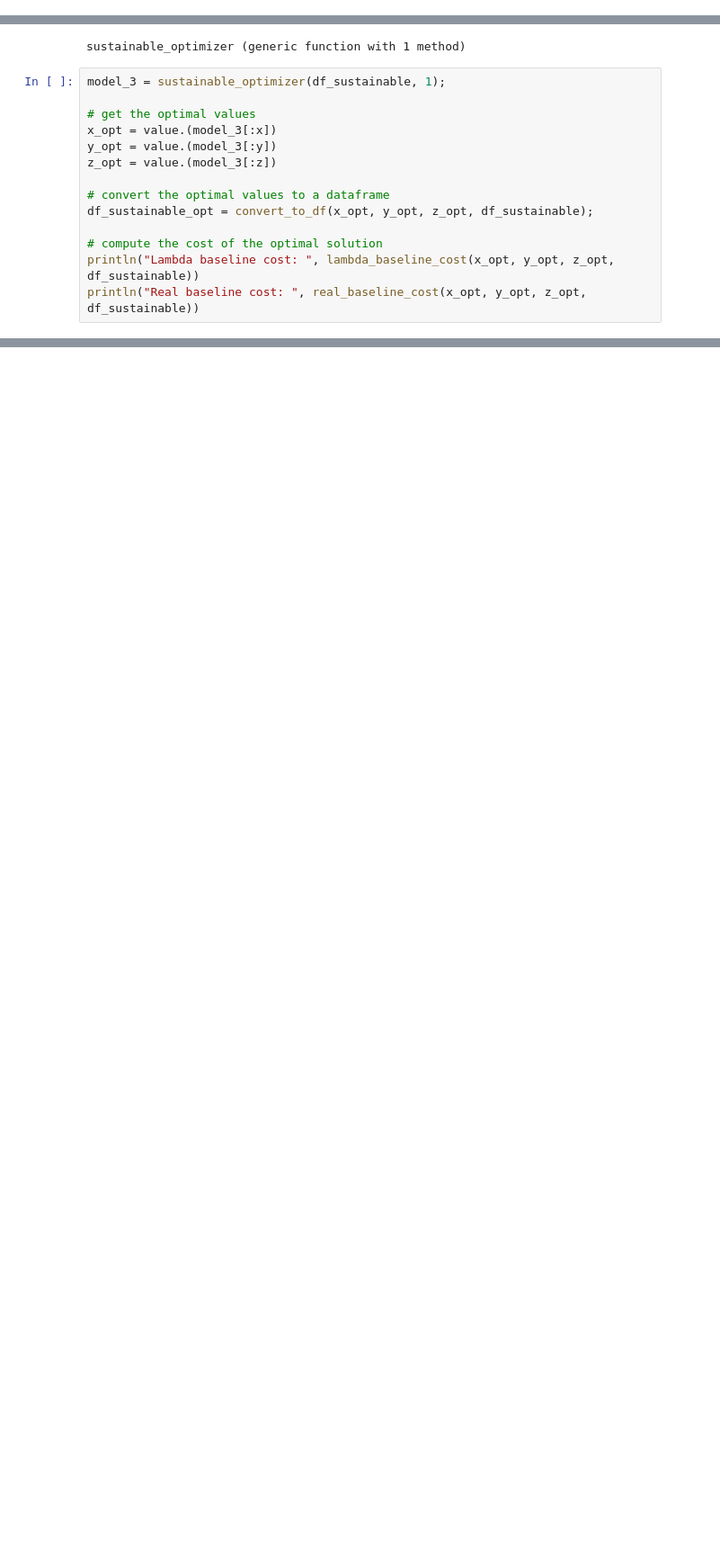
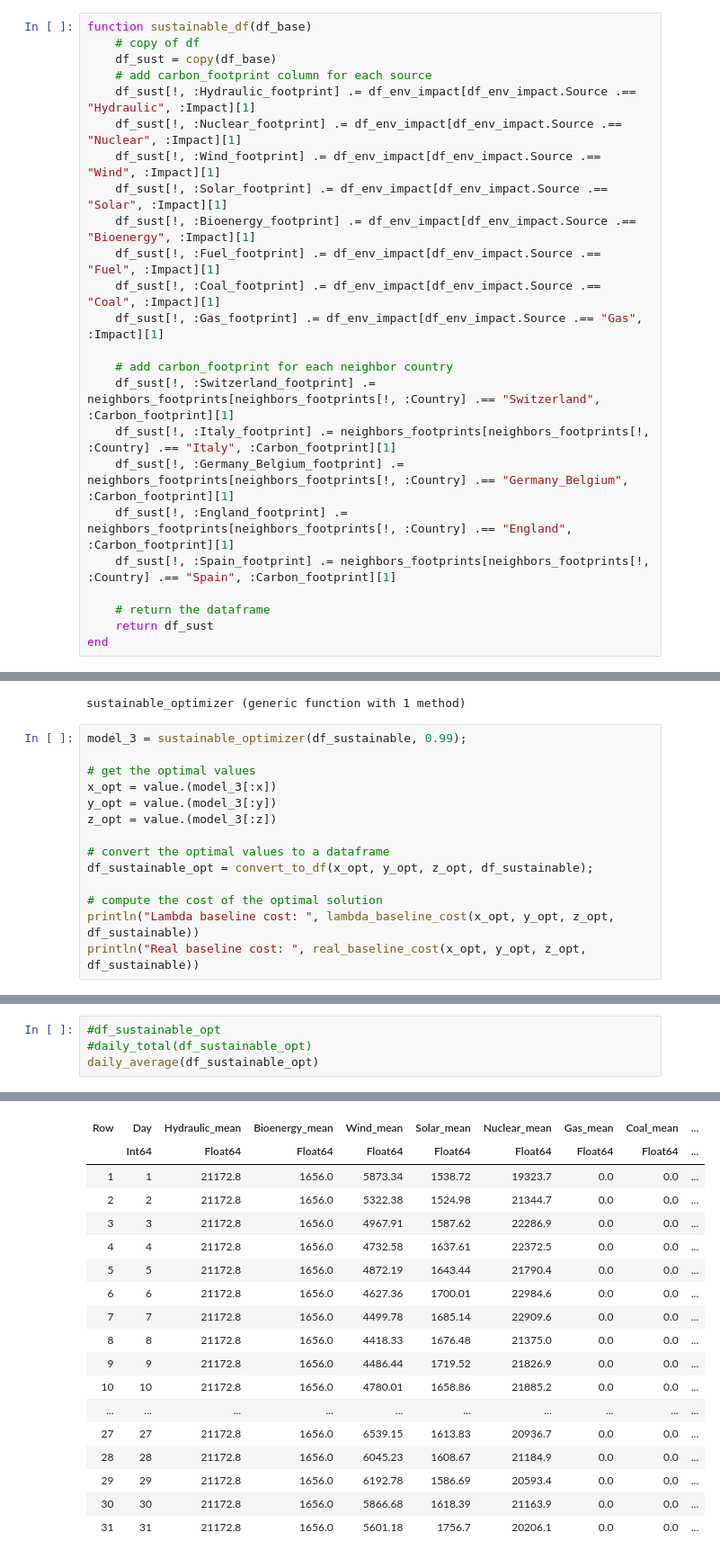
Before and after one commit to OscarCourbit/Energy-Allocation-in-France, a Jupyter notebook: Project_Problem.ipynb, the cells around one changed output, grey strips where cells are left out. Shown at 90% size. Drawn from its saved outputs; the diff is of its cells as text; blank space fills up the shorter version.

```diff
--- a/Project_Problem.ipynb
+++ b/Project_Problem.ipynb
@@ -770,0 +844,24 @@ sustainable_df (generic function with 1 method)
+# %%
+function sustainable_df(df_base)
+    # copy of df
+    df_sust = copy(df_base)
+    # add carbon_footprint column for each source
+    df_sust[!, :Hydraulic_footprint] .= df_env_impact[df_env_impact.Source .== "Hydraulic", :Impact][1]
+    df_sust[!, :Nuclear_footprint] .= df_env_impact[df_env_impact.Source .== "Nuclear", :Impact][1]
+    df_sust[!, :Wind_footprint] .= df_env_impact[df_env_impact.Source .== "Wind", :Impact][1]
+    df_sust[!, :Solar_footprint] .= df_env_impact[df_env_impact.Source .== "Solar", :Impact][1]
+    df_sust[!, :Bioenergy_footprint] .= df_env_impact[df_env_impact.Source .== "Bioenergy", :Impact][1]
+    df_sust[!, :Fuel_footprint] .= df_env_impact[df_env_impact.Source .== "Fuel", :Impact][1]
+    df_sust[!, :Coal_footprint] .= df_env_impact[df_env_impact.Source .== "Coal", :Impact][1]
+    df_sust[!, :Gas_footprint] .= df_env_impact[df_env_impact.Source .== "Gas", :Impact][1]
+
+    # add carbon_footprint for each neighbor country
+    df_sust[!, :Switzerland_footprint] .= neighbors_footprints[neighbors_footprints[!, :Country] .== "Switzerland", :Carbon_footprint][1]
+    df_sust[!, :Italy_footprint] .= neighbors_footprints[neighbors_footprints[!, :Country] .== "Italy", :Carbon_footprint][1]
+    df_sust[!, :Germany_Belgium_footprint] .= neighbors_footprints[neighbors_footprints[!, :Country] .== "Germany_Belgium", :Carbon_footprint][1]
+    df_sust[!, :England_footprint] .= neighbors_footprints[neighbors_footprints[!, :Country] .== "England", :Carbon_footprint][1]
+    df_sust[!, :Spain_footprint] .= neighbors_footprints[neighbors_footprints[!, :Country] .== "Spain", :Carbon_footprint][1]
+
+    # return the dataframe
+    return df_sust
+end
@@ -883,7 +1003,7 @@ end
 # %% [output]
 sustainable_optimizer (generic function with 1 method)
 # %%
-model_3 = sustainable_optimizer(df_sustainable, 1);
+model_3 = sustainable_optimizer(df_sustainable, 0.99);
 
 # get the optimal values
 x_opt = value.(model_3[:x])
@@ -926,0 +1024,5 @@ df_sustainable_opt
+# %%
+#df_sustainable_opt
+#daily_total(df_sustainable_opt)
+daily_average(df_sustainable_opt)
+# %% [output]
@@ -926,0 +1031,18 @@ df_sustainable_opt
+| Row | Day | Hydraulic_mean | Bioenergy_mean | Wind_mean | Solar_mean | Nuclear_mean | Gas_mean | Coal_mean | ... |
+|  | Int64 | Float64 | Float64 | Float64 | Float64 | Float64 | Float64 | Float64 | ... |
+| 1 | 1 | 21172.8 | 1656.0 | 5873.34 | 1538.72 | 19323.7 | 0.0 | 0.0 | ... |
+| 2 | 2 | 21172.8 | 1656.0 | 5322.38 | 1524.98 | 21344.7 | 0.0 | 0.0 | ... |
+| 3 | 3 | 21172.8 | 1656.0 | 4967.91 | 1587.62 | 22286.9 | 0.0 | 0.0 | ... |
+| 4 | 4 | 21172.8 | 1656.0 | 4732.58 | 1637.61 | 22372.5 | 0.0 | 0.0 | ... |
+| 5 | 5 | 21172.8 | 1656.0 | 4872.19 | 1643.44 | 21790.4 | 0.0 | 0.0 | ... |
+| 6 | 6 | 21172.8 | 1656.0 | 4627.36 | 1700.01 | 22984.6 | 0.0 | 0.0 | ... |
+| 7 | 7 | 21172.8 | 1656.0 | 4499.78 | 1685.14 | 22909.6 | 0.0 | 0.0 | ... |
+| 8 | 8 | 21172.8 | 1656.0 | 4418.33 | 1676.48 | 21375.0 | 0.0 | 0.0 | ... |
+| 9 | 9 | 21172.8 | 1656.0 | 4486.44 | 1719.52 | 21826.9 | 0.0 | 0.0 | ... |
+| 10 | 10 | 21172.8 | 1656.0 | 4780.01 | 1658.86 | 21885.2 | 0.0 | 0.0 | ... |
+| ... | ... | ... | ... | ... | ... | ... | ... | ... | ... |
+| 27 | 27 | 21172.8 | 1656.0 | 6539.15 | 1613.83 | 20936.7 | 0.0 | 0.0 | ... |
+| 28 | 28 | 21172.8 | 1656.0 | 6045.23 | 1608.67 | 21184.9 | 0.0 | 0.0 | ... |
+| 29 | 29 | 21172.8 | 1656.0 | 6192.78 | 1586.69 | 20593.4 | 0.0 | 0.0 | ... |
+| 30 | 30 | 21172.8 | 1656.0 | 5866.68 | 1618.39 | 21163.9 | 0.0 | 0.0 | ... |
+| 31 | 31 | 21172.8 | 1656.0 | 5601.18 | 1756.7 | 20206.1 | 0.0 | 0.0 | ... |
```
Also changed, not shown: parts of 26 cells of this notebook.
